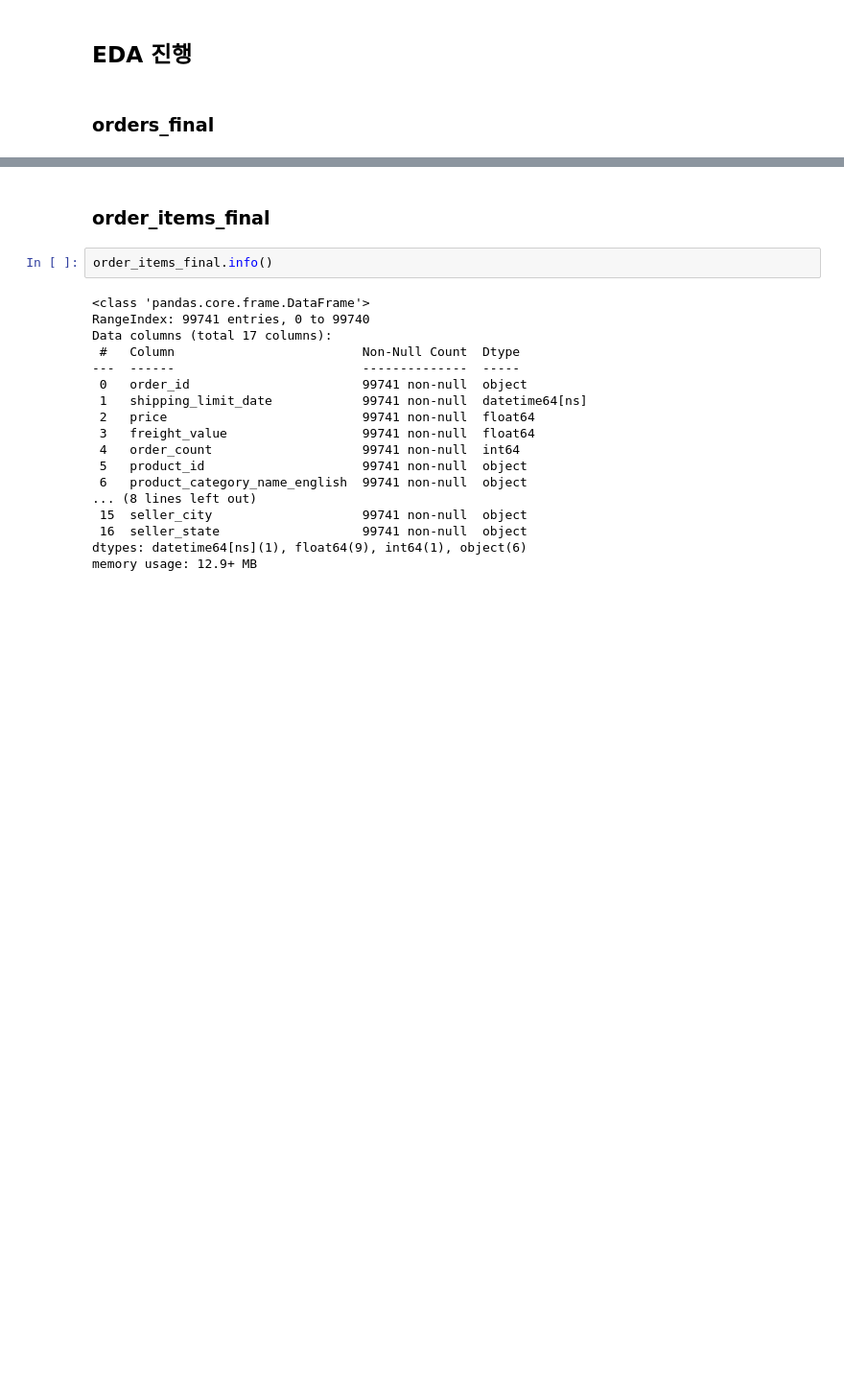
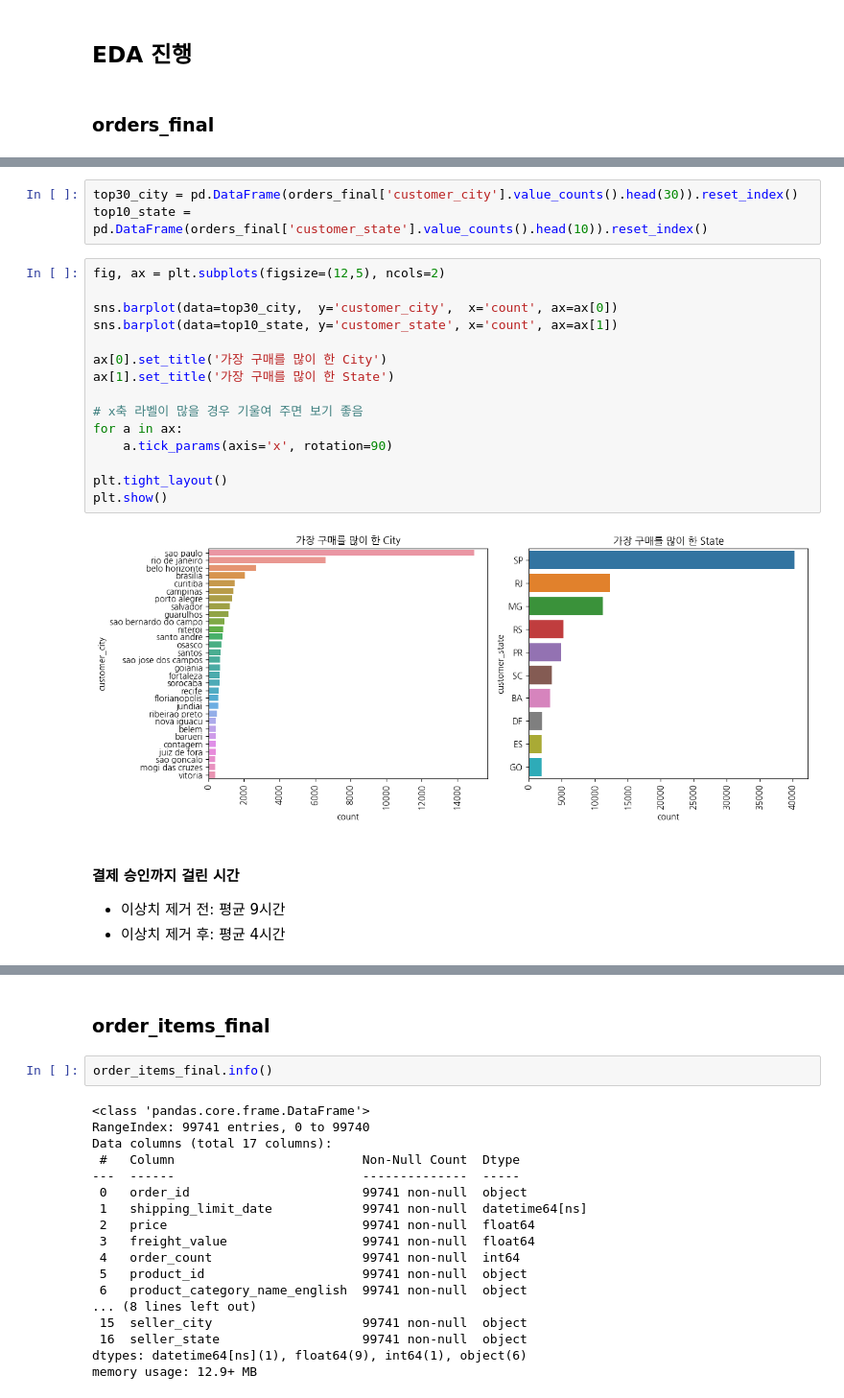
Before and after one commit to DongMyeong2/portfolio, a Jupyter notebook: Project_3_olist/olist.ipynb, the cells around one changed output, grey strips where cells are left out. Shown at 96% size. Saved outputs shown, nothing was run; the diff lists cells and outputs as text; blank space fills up the shorter version.

```diff
--- a/Project_3_olist/olist.ipynb
+++ b/Project_3_olist/olist.ipynb
@@ -838,0 +932,24 @@ memory usage: 7.3+ MB
+# %%
+top30_city = pd.DataFrame(orders_final['customer_city'].value_counts().head(30)).reset_index()
+top10_state = pd.DataFrame(orders_final['customer_state'].value_counts().head(10)).reset_index()
+# %%
+fig, ax = plt.subplots(figsize=(12,5), ncols=2)
+
+sns.barplot(data=top30_city,  y='customer_city',  x='count', ax=ax[0])
+sns.barplot(data=top10_state, y='customer_state', x='count', ax=ax[1])
+
+ax[0].set_title('가장 구매를 많이 한 City')
+ax[1].set_title('가장 구매를 많이 한 State')
+
+# x축 라벨이 많을 경우 기울여 주면 보기 좋음
+for a in ax:
+    a.tick_params(axis='x', rotation=90)
+
+plt.tight_layout()
+plt.show()
+# %% [output]
+[figure, added]
+# %% [markdown]
+#### 결제 승인까지 걸린 시간
+- 이상치 제거 전: 평균 9시간
+- 이상치 제거 후: 평균 4시간
```
Also changed, not shown: parts of 27 cells of this notebook.
